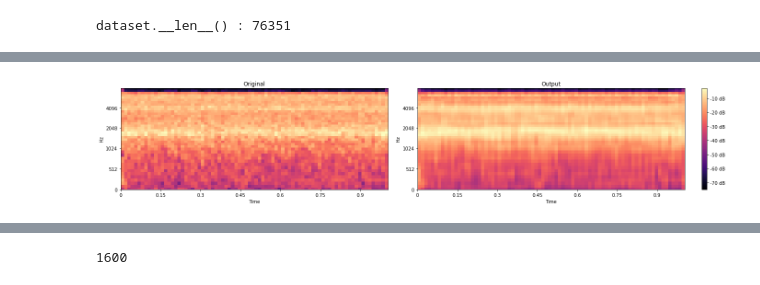
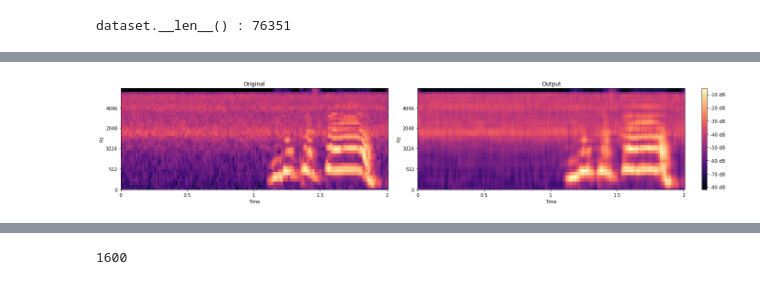
Before and after one commit to Jihwan98/abnormal_sound_detect, a Jupyter notebook: asd_ae_log_2s.ipynb, the cells around one changed output, grey strips where cells are left out. Saved outputs shown, nothing was run; the diff lists cells and outputs as text; code cells hidden in the pictures.

```diff
--- a/asd_ae_log_2s.ipynb
+++ b/asd_ae_log_2s.ipynb
@@ -277,10 +277,10 @@ def log_Mel_S(wav_file):
     frame_length = 0.025
     frame_stride = 0.01255
     y, sr = librosa.load(wav_file, sr=sr)
-    if len(y) < 16000:
-        y = np.pad(y, (0,16000 - len(y)))
-    elif len(y) > 16000:
-        y = y[:16000]
+    if len(y) < sr * 2:
+        y = np.pad(y, (0,sr * 2 - len(y)))
+    elif len(y) > sr * 2:
+        y = y[:sr * 2]
     else:
         y = y
 
@@ -302,19 +302,19 @@ def log_mel_to_audio(log_mel):
     input_stride = int(round(sr*frame_stride))
     return librosa.feature.inverse.mel_to_audio(mel, sr=sr, n_fft=input_nfft, hop_length=input_stride)
 # %%
-data_path = 'data/원천데이터/abnormal_2s/가스사고_512992_label_1.wav'
+data_path = 'data/원천데이터/abnormal_2s/가스사고_512992_label_0.wav'
 s = log_Mel_S(data_path)
-out = ae(torch.Tensor(s.reshape(1,1,40,80)).cuda())
+out = ae(torch.Tensor(s.reshape(1,1,40,160)).cuda())
 out = out.cpu().detach().numpy().squeeze()
 plot_mel_2(s, out)
 
 orig = log_mel_to_audio(s)
 output = log_mel_to_audio(out)
 
 sf.write('orig.wav', orig, 16000)
 sf.write('output.wav', output, 16000)
 # %% [output]
-[figure, old version]
+[figure, new version]
 # %%
 mse = nn.MSELoss()
 
```
Also changed, not shown: parts of 14 cells of this notebook.
